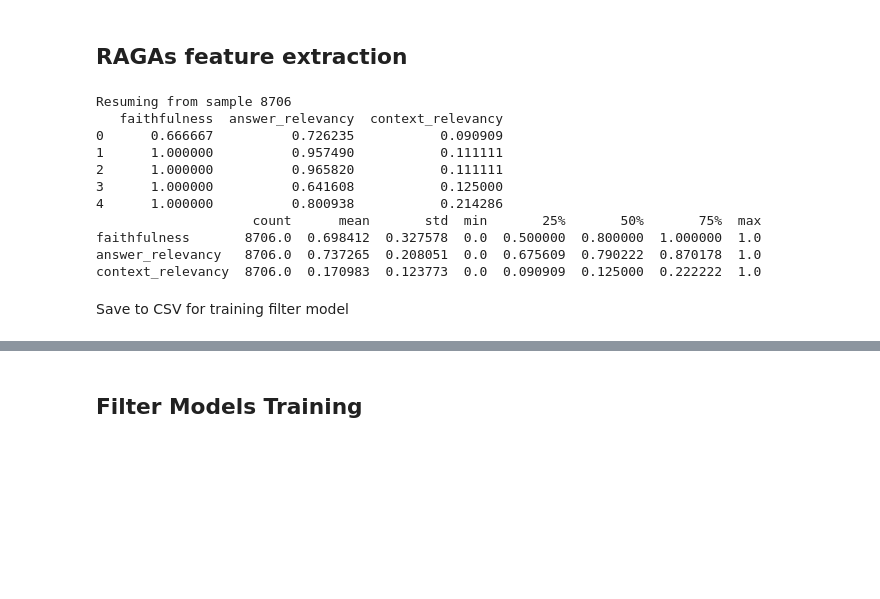
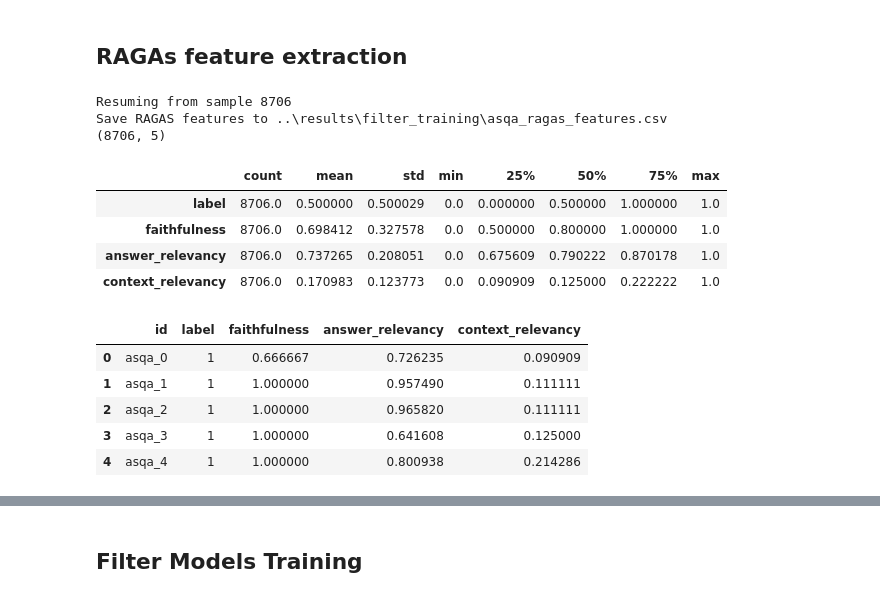
Before and after one commit to Htaaxx/ragas-evaluation, a Jupyter notebook: notebooks/filter-with-ragas.ipynb, the cells around one changed output, grey strips where cells are left out. Cells and saved outputs as stored; diff of their text form; code cells hidden in the pictures; blank space fills up the shorter version.

```diff
--- a/notebooks/filter-with-ragas.ipynb
+++ b/notebooks/filter-with-ragas.ipynb
@@ -63,8 +70,13 @@ DATA_PATH = ..\data\asqa\labeled_asqa.csv
 XGBOOST_AVAILABLE = True
+# %%
+ASQA_PATH = Path('../data/asqa/labeled_asqa.csv')
+OUTPUT_DIR = Path('../results')
+OUTPUT_TRAIN_DIR = OUTPUT_DIR / "filter_training"
+MODEL_DIR = Path('../models/ragas_filter')
 # %% [markdown]
 ## Imports data and initialize evaluator
 # %%
-df = pd.read_csv(DATA_PATH)
+df = pd.read_csv(ASQA_PATH)
 df["label"] = df["label"].astype(int)
 
 expected_columns = {"id", "question", "answer", "context", "label"}
@@ -92,53 +104,47 @@ Name: count, dtype: int64
 # %%
 # Black-box RAGAS metrics: no ground-truth dependent scores
 # We intentionally skip answer_correctness / answer_similarity.
 metric_names = [
     "faithfulness",
     "answer_relevancy",
     "context_relevancy",
 ]
 
 evaluator = RAGAS(
     metrics=metric_names,
 
     # OpenAI models
     llm_model="gpt-4o-mini",
     embedding_model="text-embedding-3-small",
 
     # optional
     api_key=OPENAI_API_KEY,
 
     # optional
     temperature=0,
 )
 
 
-ragas_result = evaluator.evaluate_checkpoint(
-    questions=df["question"].tolist(),
-    answers=df["answer"].tolist(),
-    contexts=df["context"].tolist(),
-    batch_size=25,
-    save_path=Path(OUTPUT_DIR) / "asqa_ragas_checkpoints.csv",
-    show_progress=True,
-)
-
-ragas_scores_df = ragas_result.to_pandas()
-ragas_scores_df = ragas_scores_df[[col for col in metric_names if col in ragas_scores_df.columns]].copy()
-ragas_scores_df = ragas_scores_df.reset_index(drop=True)
-
-print(ragas_scores_df.head())
-print(ragas_scores_df.describe().T)
+extractor = RagasFeatureExtractor(ragas_evaluator=evaluator, feature_cols=metric_names)
+feature_df = extractor.transform(data=df,
+                                feature_path=OUTPUT_TRAIN_DIR / "asqa_ragas_features.csv",
+                                checkpoint_path=OUTPUT_TRAIN_DIR / "asqa_ragas_checkpoints.csv")
+print(f"Save RAGAS features to {OUTPUT_TRAIN_DIR / 'asqa_ragas_features.csv'}")
+print(feature_df.shape)
+display(feature_df.describe().T)
+display(feature_df.head())
 # %% [output]
 Resuming from sample 8706
-   faithfulness  answer_relevancy  context_relevancy
-0      0.666667          0.726235           0.090909
-1      1.000000          0.957490           0.111111
-2      1.000000          0.965820           0.111111
-3      1.000000          0.641608           0.125000
-4      1.000000          0.800938           0.214286
-                    count      mean       std  min       25%       50%       75%  max
-faithfulness       8706.0  0.698412  0.327578  0.0  0.500000  0.800000  1.000000  1.0
-answer_relevancy   8706.0  0.737265  0.208051  0.0  0.675609  0.790222  0.870178  1.0
-context_relevancy  8706.0  0.170983  0.123773  0.0  0.090909  0.125000  0.222222  1.0
+Save RAGAS features to ..\results\filter_training\asqa_ragas_features.csv
+(8706, 5)
+|  | count | mean | std | min | 25% | 50% | 75% | max |
+| label | 8706.0 | 0.500000 | 0.500029 | 0.0 | 0.000000 | 0.500000 | 1.000000 | 1.0 |
+| faithfulness | 8706.0 | 0.698412 | 0.327578 | 0.0 | 0.500000 | 0.800000 | 1.000000 | 1.0 |
+| answer_relevancy | 8706.0 | 0.737265 | 0.208051 | 0.0 | 0.675609 | 0.790222 | 0.870178 | 1.0 |
+| context_relevancy | 8706.0 | 0.170983 | 0.123773 | 0.0 | 0.090909 | 0.125000 | 0.222222 | 1.0 |
+|  | id | label | faithfulness | answer_relevancy | context_relevancy |
+| 0 | asqa_0 | 1 | 0.666667 | 0.726235 | 0.090909 |
+| 1 | asqa_1 | 1 | 1.000000 | 0.957490 | 0.111111 |
+| 2 | asqa_2 | 1 | 1.000000 | 0.965820 | 0.111111 |
+| 3 | asqa_3 | 1 | 1.000000 | 0.641608 | 0.125000 |
+| 4 | asqa_4 | 1 | 1.000000 | 0.800938 | 0.214286 |
-# %% [markdown]
-Save to CSV for training filter model
```
Also changed, not shown: parts of 22 cells of this notebook, 20 other files.
